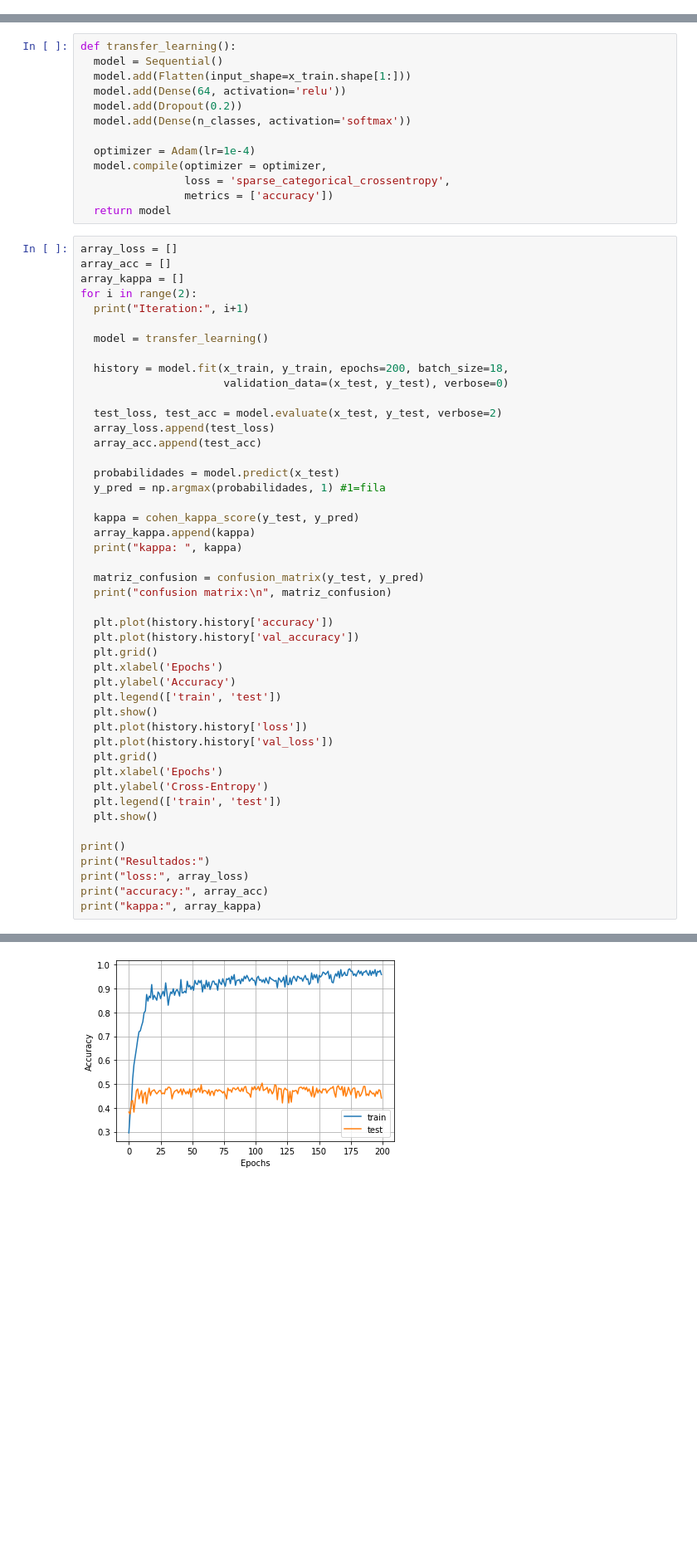
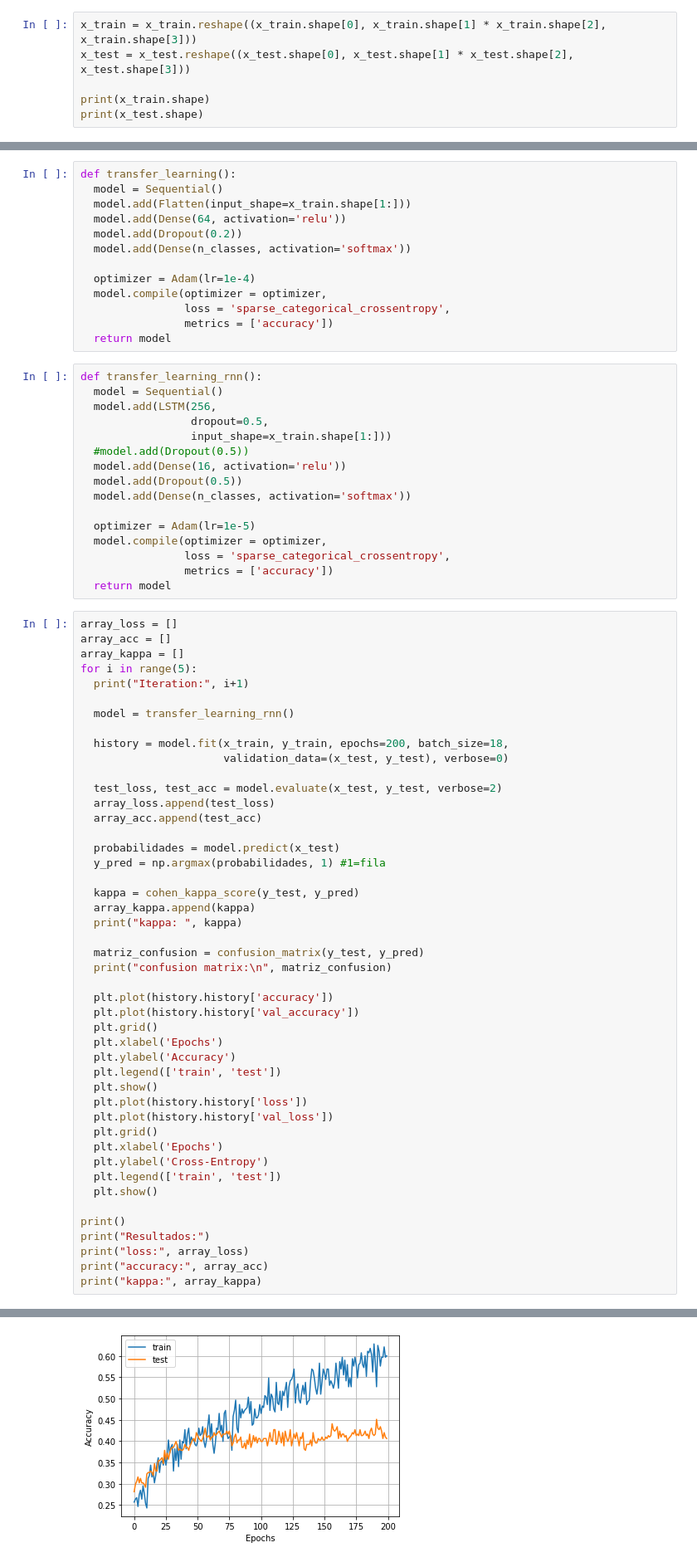
Before and after one commit to EdgarMoyete/Deep-Learning-BCI-IV-2a, a Jupyter notebook: Espectros-STFT/Transfer-Learning.ipynb, the cells around one changed output, grey strips where cells are left out. Shown: that part at 83% size. Drawn from its saved outputs; the diff is of its cells as text; blank space fills up the shorter version.

Commit message:
Transfer Learning + LSTM

```diff
--- a/Espectros-STFT/Transfer-Learning.ipynb
+++ b/Espectros-STFT/Transfer-Learning.ipynb
@@ -195,0 +219,6 @@ print(x_test.shape)
+# %%
+x_train = x_train.reshape((x_train.shape[0], x_train.shape[1] * x_train.shape[2], x_train.shape[3]))
+x_test = x_test.reshape((x_test.shape[0], x_test.shape[1] * x_test.shape[2], x_test.shape[3]))
+
+print(x_train.shape)
+print(x_test.shape)
@@ -206,14 +254,30 @@ def transfer_learning():
                 loss = 'sparse_categorical_crossentropy',
                 metrics = ['accuracy'])
   return model
+# %%
+def transfer_learning_rnn():
+  model = Sequential()
+  model.add(LSTM(256,
+                 dropout=0.5,
+                 input_shape=x_train.shape[1:]))
+  #model.add(Dropout(0.5))
+  model.add(Dense(16, activation='relu'))
+  model.add(Dropout(0.5))
+  model.add(Dense(n_classes, activation='softmax'))
+
+  optimizer = Adam(lr=1e-5)
+  model.compile(optimizer = optimizer,
+                loss = 'sparse_categorical_crossentropy',
+                metrics = ['accuracy'])
+  return model
 # %%
 array_loss = []
 array_acc = []
 array_kappa = []
-for i in range(2):
+for i in range(5):
   print("Iteration:", i+1)
 
-  model = transfer_learning()
+  model = transfer_learning_rnn()
 
   history = model.fit(x_train, y_train, epochs=200, batch_size=18,
                       validation_data=(x_test, y_test), verbose=0)
@@ -274 +338 @@ confusion matrix:
-[figure, old version]
+[figure, new version]
```
Also changed, not shown: parts of 10 cells of this notebook.
